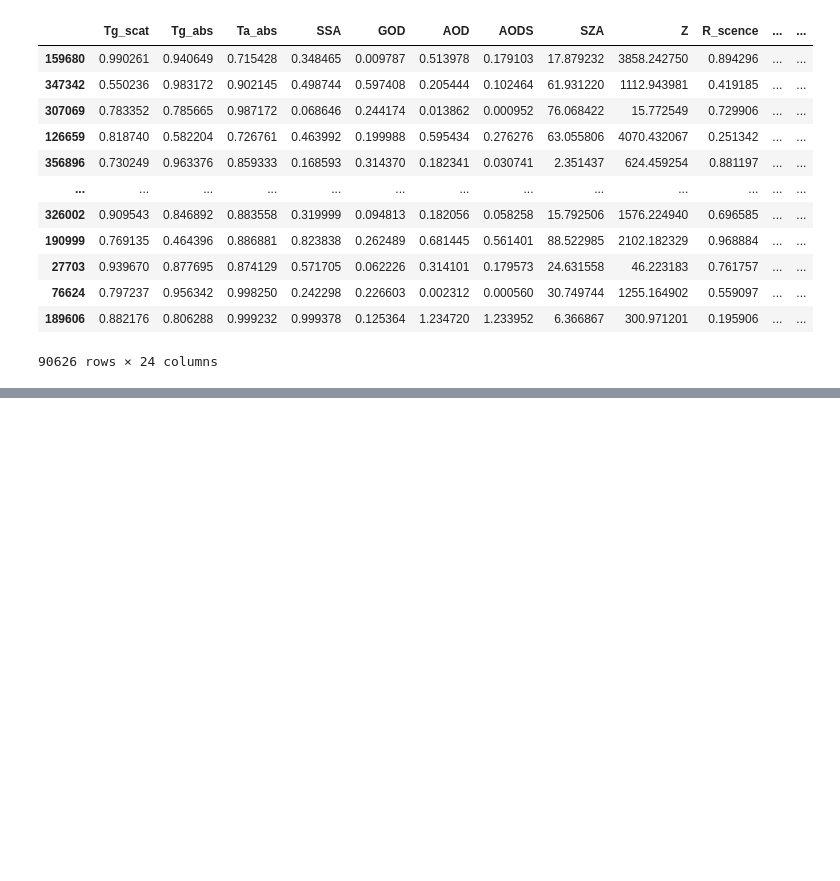
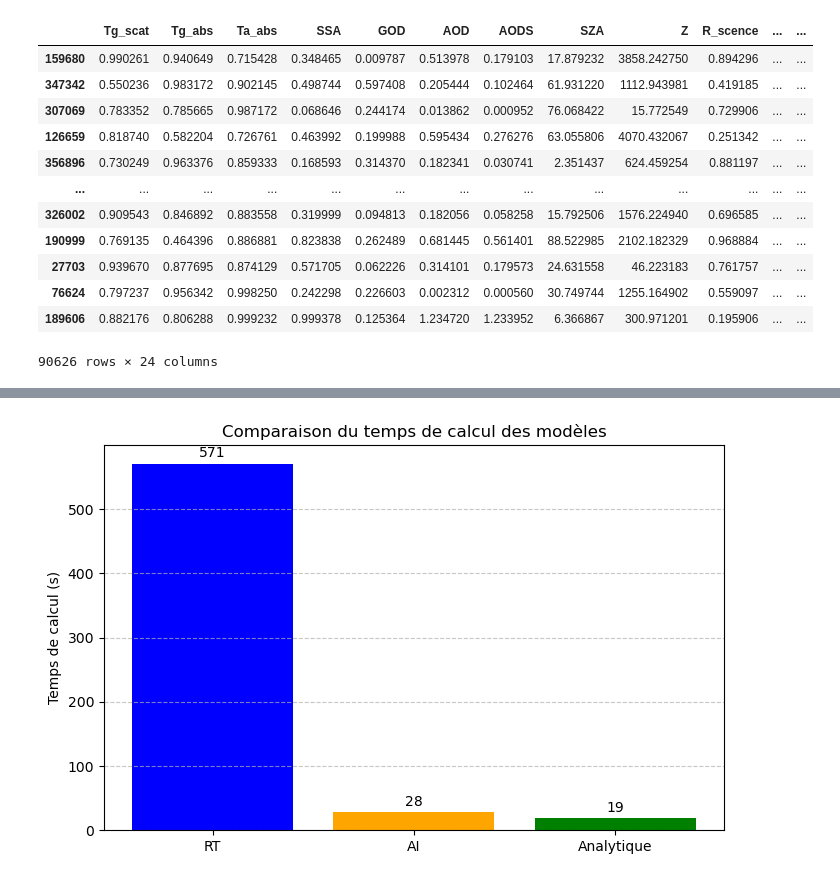
Before and after one commit to firasayarii/EOS_CESBIO, a Jupyter notebook: modeling/test.ipynb, the cells around one changed output, grey strips where cells are left out. Saved outputs shown, nothing was run; the diff lists cells and outputs as text; code cells hidden in the pictures; blank space fills up the shorter version.

```diff
--- a/modeling/test.ipynb
+++ b/modeling/test.ipynb
@@ -469,0 +590,24 @@ def calculate_BOA_TOTAL(SZA,Z,alpha,l,E_TOA):
+# %%
+import matplotlib.pyplot as plt  # correction ici
+
+# Modèles et temps de calcul
+modeles = ['RT', 'AI', 'Analytique']
+temps = [571, 28, 19]  # temps en secondes
+
+# Création de l'histogramme
+plt.figure(figsize=(8,5))
+plt.bar(modeles, temps, color=['blue', 'orange', 'green'])
+
+# Ajouter les valeurs au-dessus des barres
+for i, t in enumerate(temps):
+    plt.text(i, t + 5, str(t), ha='center', va='bottom', fontsize=10)
+
+# Titres et labels
+plt.ylabel('Temps de calcul (s)')
+plt.title('Comparaison du temps de calcul des modèles')
+plt.grid(axis='y', linestyle='--', alpha=0.7)
+
+# Affichage
+plt.show()
+# %% [output]
+[figure, added]
```
Also changed, not shown: parts of 9 cells of this notebook, 52 other files.
